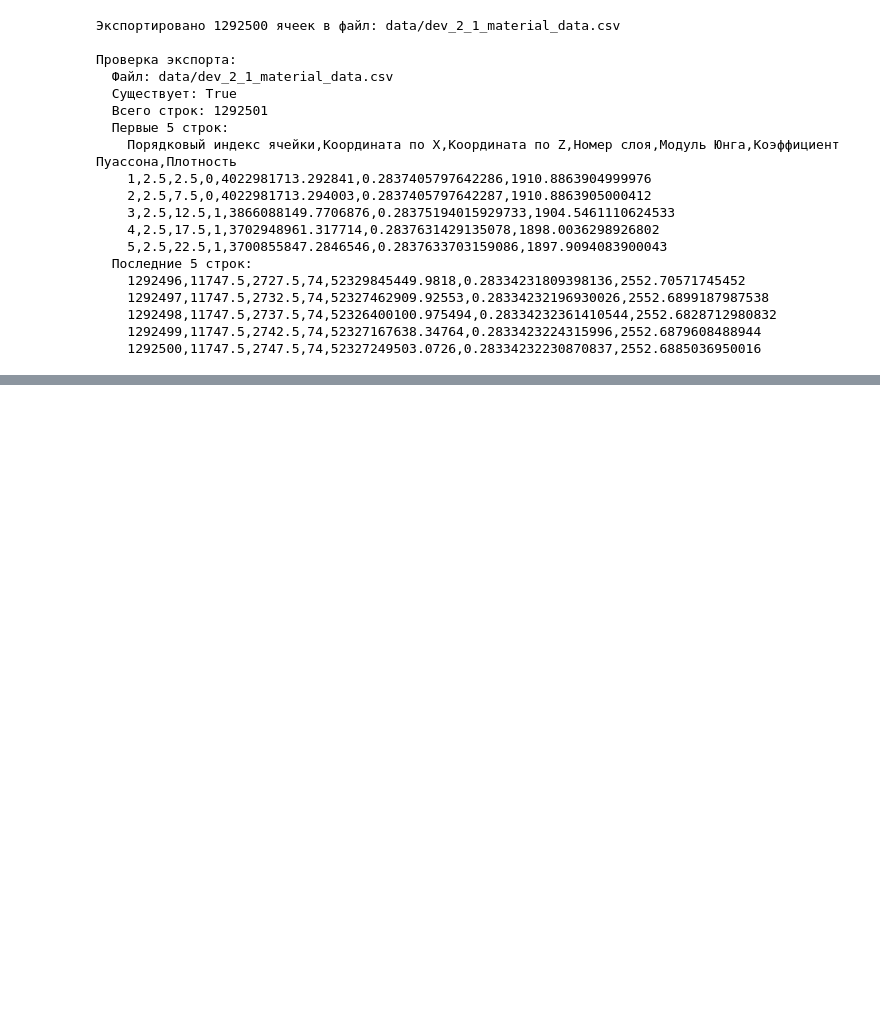
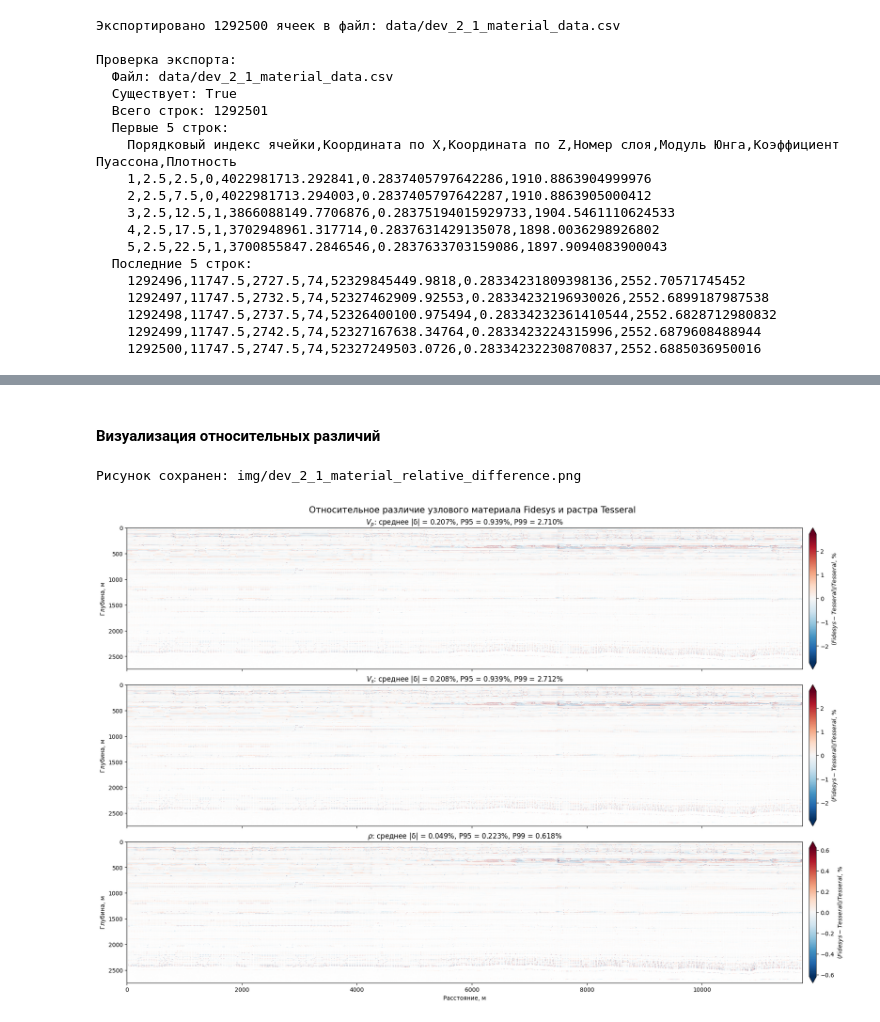
Before and after one commit to yartmihant/MilenSem2D, a Jupyter notebook: dev_2_1_segy_material.ipynb, the cells around one changed output, grey strips where cells are left out. Drawn from its saved outputs; the diff is of its cells as text; code cells hidden in the pictures; blank space fills up the shorter version.

```diff
--- a/dev_2_1_segy_material.ipynb
+++ b/dev_2_1_segy_material.ipynb
@@ -364,3 +773,57 @@ if csv_output.exists():
+# %% [markdown]
+#### Визуализация относительных различий ####
+# %%
+fig, axes = plt.subplots(
+    nrows=3,
+    ncols=1,
+    figsize=(18, 12),
+    sharex=True,
+    sharey=True,
+    constrained_layout=True,
+)
+
+for parameter_idx, (axis, parameter_title) in enumerate(zip(axes, parameter_titles)):
+    differences = relative_difference_percent[:, parameter_idx]
+    color_limit = max(np.percentile(np.abs(differences), 99), 1e-12)
+    clipped_differences = np.clip(differences, -color_limit, color_limit)
+
+    scatter = axis.scatter(
+        comparison_coordinates[:, 0],
+        comparison_coordinates[:, 1],
+        c=clipped_differences,
+        s=0.25,
+        linewidths=0,
+        cmap='RdBu_r',
+        vmin=-color_limit,
+        vmax=color_limit,
+        rasterized=True,
+    )
+    colorbar = fig.colorbar(scatter, ax=axis, pad=0.01, extend='both')
+    colorbar.set_label(r'$(Fidesys - Tesseral) / Tesseral$, %')
+
+    absolute_difference = np.abs(differences)
+    axis.set_title(
+        f"{parameter_title}: среднее |δ| = {absolute_difference.mean():.3f}%, "
+        f"P95 = {np.percentile(absolute_difference, 95):.3f}%, "
+        f"P99 = {np.percentile(absolute_difference, 99):.3f}%"
+    )
+    axis.set_ylabel('Глубина, м')
+    axis.set_xlim(0, 11750)
+
+axes[0].set_ylim(2750, 0)
+axes[-1].set_xlabel('Расстояние, м')
+fig.suptitle(
+    'Относительное различие узлового материала Fidesys и растра Tesseral',
+    fontsize=15,
+)
+
+relative_difference_figure = Path('img/dev_2_1_material_relative_difference.png')
+fig.savefig(relative_difference_figure, dpi=200, bbox_inches='tight')
+print(f"Рисунок сохранен: {relative_difference_figure}")
+plt.show()
+# %% [output]
+Рисунок сохранен: img/dev_2_1_material_relative_difference.png
+[figure, added]
 # %% [markdown]
 ### Выводы
 
```
Also changed, not shown: parts of 15 cells of this notebook, 9 other files.
